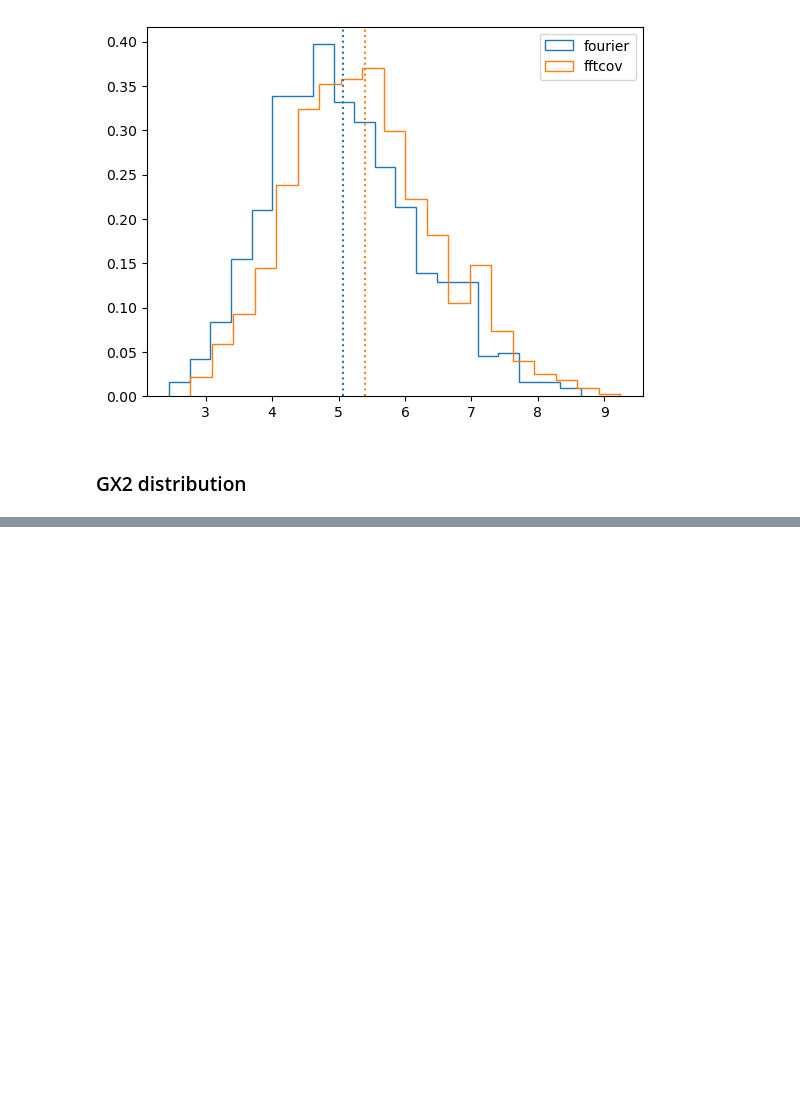
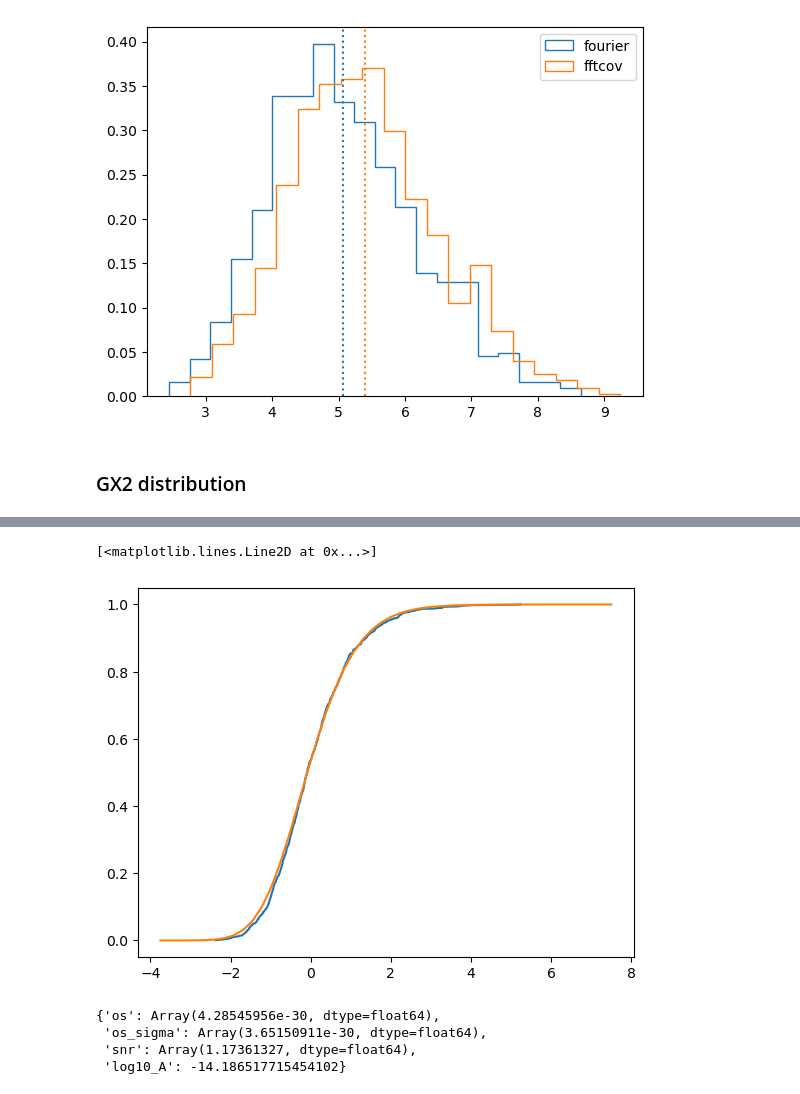
Before and after one commit to nanograv/discovery, a Jupyter notebook: examples/os_example.ipynb, the cells around one changed output, grey strips where cells are left out. Cells and saved outputs as stored; diff of their text form; code cells hidden in the pictures; blank space fills up the shorter version.

```diff
--- a/examples/os_example.ipynb
+++ b/examples/os_example.ipynb
@@ -342,0 +395,10 @@ pp.plot(xs, os.gx2cdf(p0, xs, cutoff=1e-6, limit=200, epsabs=1e-6))
+# %%
+ssnrs = np.sort(snrs)
+cdf = np.arange(1, len(ssnrs) + 1) / len(ssnrs)
+pp.plot(ssnrs, cdf)
+
+# pp.plot(xs, cs)
+pp.plot(1.25 * xs, cs)
+# %% [output]
+[<matplotlib.lines.Line2D at 0x...>]
+[figure, added]
@@ -342,0 +416,7 @@ pp.plot(xs, os.gx2cdf(p0, xs, cutoff=1e-6, limit=200, epsabs=1e-6))
+# %%
+os2.os({**p0, **{f'{psr.name}_sim_y': psr.residuals for psr in allpsrs}})
+# %% [output]
+{'os': Array(4.28545956e-30, dtype=float64),
+ 'os_sigma': Array(3.65150911e-30, dtype=float64),
+ 'snr': Array(1.17361327, dtype=float64),
+ 'log10_A': -14.186517715454102}
```
Also changed, not shown: parts of 53 cells of this notebook, 5 other files.
